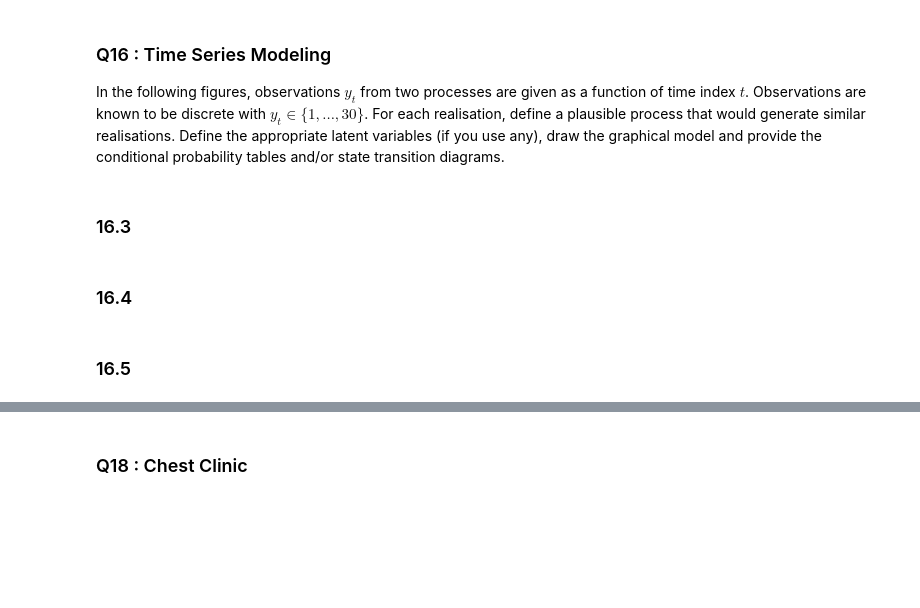
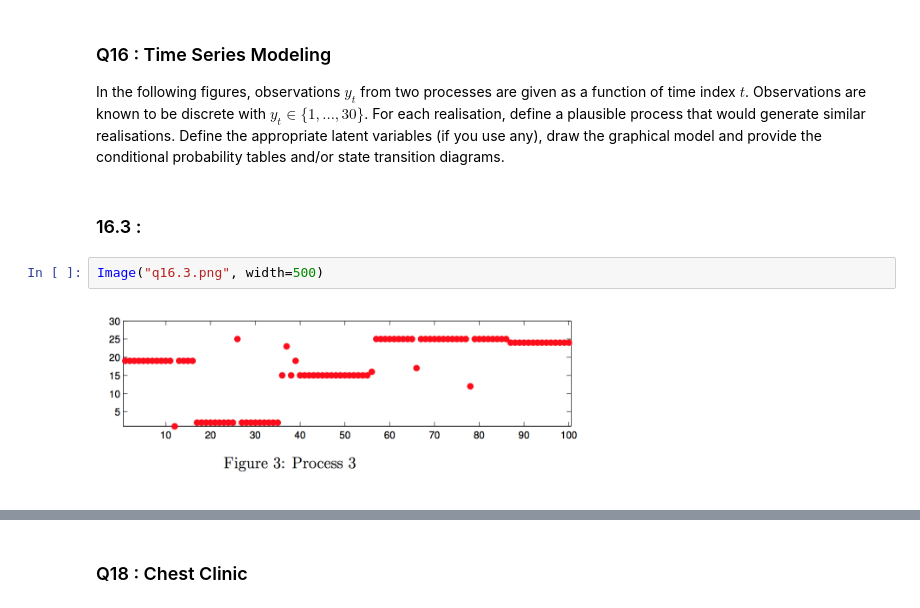
Before and after one commit to CMPE547-Spring-2017-Bogazici/hw3, a Jupyter notebook: Markov Chain of Letters.ipynb, the cells around one changed output, grey strips where cells are left out. Saved outputs shown, nothing was run; the diff lists cells and outputs as text; blank space fills up the shorter version.

```diff
--- a/Markov Chain of Letters.ipynb
+++ b/Markov Chain of Letters.ipynb
@@ -12,8 +12,8 @@ from IPython.display import display, Latex
 
 In the following figures, observations $y_t$ from two processes are given as a function of time index $t$. Observations are known to be discrete with $y_t ∈ \{1, . . . , 30\}$. For each realisation, define a plausible process that would generate similar realisations. Define the appropriate latent variables (if you use any), draw the graphical model and provide the conditional probability tables and/or state transition diagrams.
 # %% [markdown]
-### 16.3
+### 16.3 :
-# %% [markdown]
-### 16.4
-# %% [markdown]
-### 16.5
+# %%
+Image("q16.3.png", width=500)
+# %% [output]
+[figure, added]
```
Also changed, not shown: parts of 14 cells of this notebook, 10 other files.
